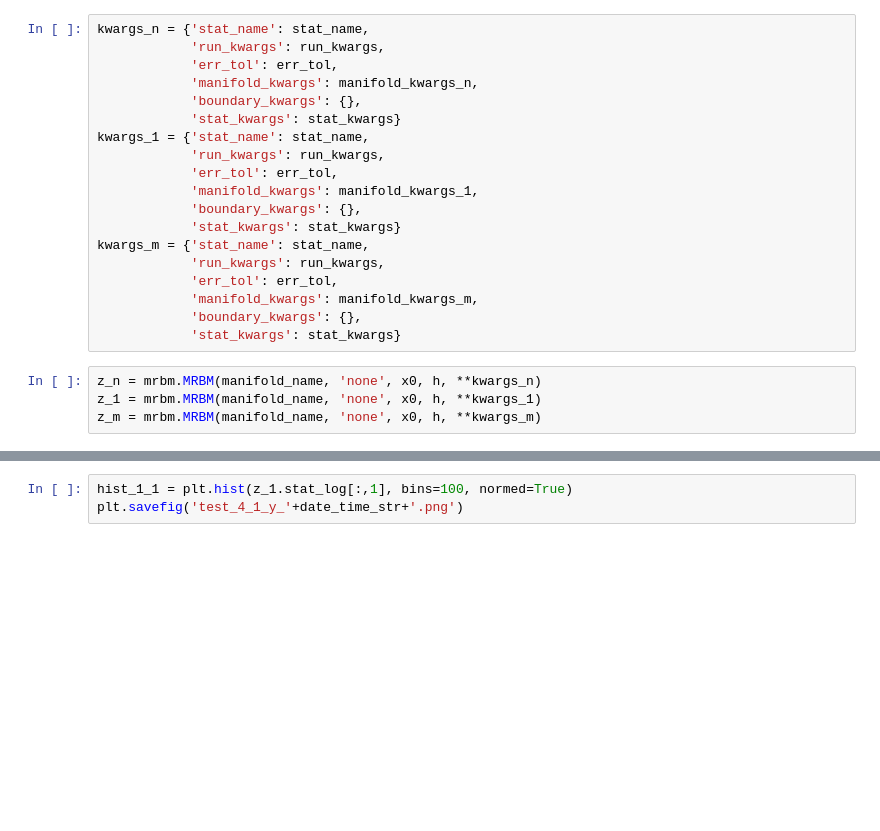
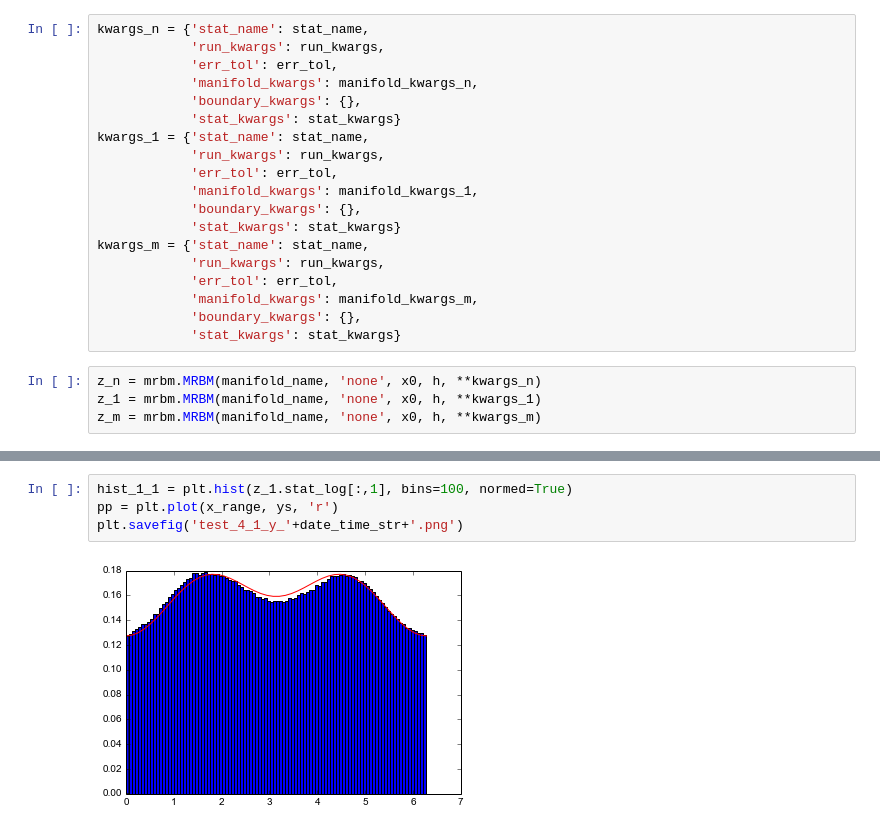
Before and after one commit to Danie1Johnson/research, a Jupyter notebook: BGMRBM test 4.ipynb, the cells around one changed output, grey strips where cells are left out. Drawn from its saved outputs; the diff is of its cells as text; blank space fills up the shorter version.

```diff
--- a/BGMRBM test 4.ipynb
+++ b/BGMRBM test 4.ipynb
@@ -102,6 +127,9 @@ plt.savefig('test_4_1_x_'+date_time_str+'.png')
 # %%
 hist_1_1 = plt.hist(z_1.stat_log[:,1], bins=100, normed=True)
+pp = plt.plot(x_range, ys, 'r')
 plt.savefig('test_4_1_y_'+date_time_str+'.png')
+# %% [output]
+[figure, added]
 # %%
 s_m = z_m.sample(N=N, record_trace=False, record_stats=True)
 print 'done'
```
Also changed, not shown: parts of 13 cells of this notebook, 1 other file.
